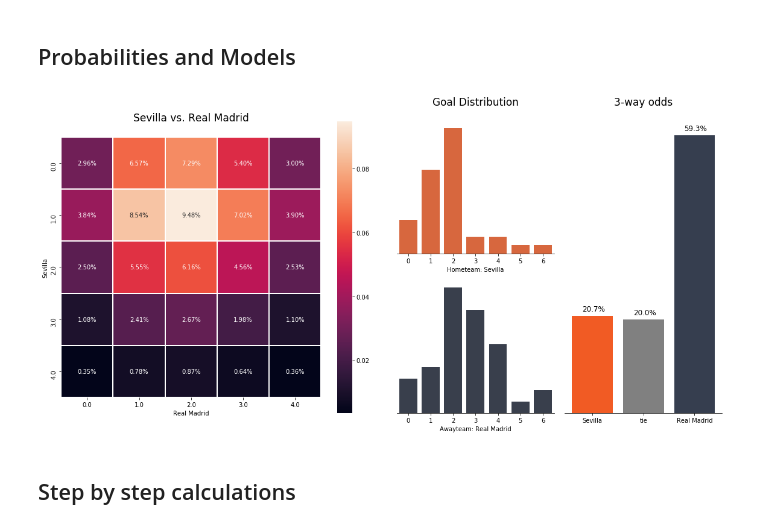
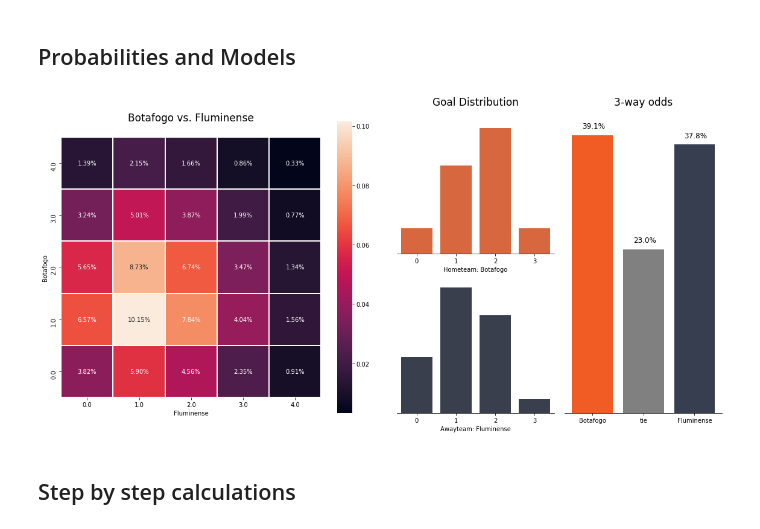
Before and after one commit to calestini/soccer_stats, a Jupyter notebook: Soccer Analysis.ipynb, the cells around one changed output. Drawn from its saved outputs; the diff is of its cells as text; code cells hidden in the pictures.

Commit message:
ran analysis for brasileirao Serie A

```diff
--- a/Soccer Analysis.ipynb
+++ b/Soccer Analysis.ipynb
@@ -20,7 +22,9 @@ laliga = events(league=564)
+# %%
+brasileirao = events(league = 648)
 # %%
-probability_matrix(laliga, hometeam = 'Sevilla', awayteam='Real Madrid', goals_list=[0,1,2,3,4], season=['2017/2018','2016/2017'], save_image=True);
+probability_matrix(brasileirao, hometeam = 'Botafogo', awayteam='Fluminense', goals_list=[0,1,2,3,4], season=['2017','2018'], save_image=True);
 # %% [output]
-[figure, old version]
+[figure, new version]
 # %% [markdown]
 ## Step by step calculations
 # %%
```
Also changed, not shown: parts of 1 cell of this notebook, 1 other file.
